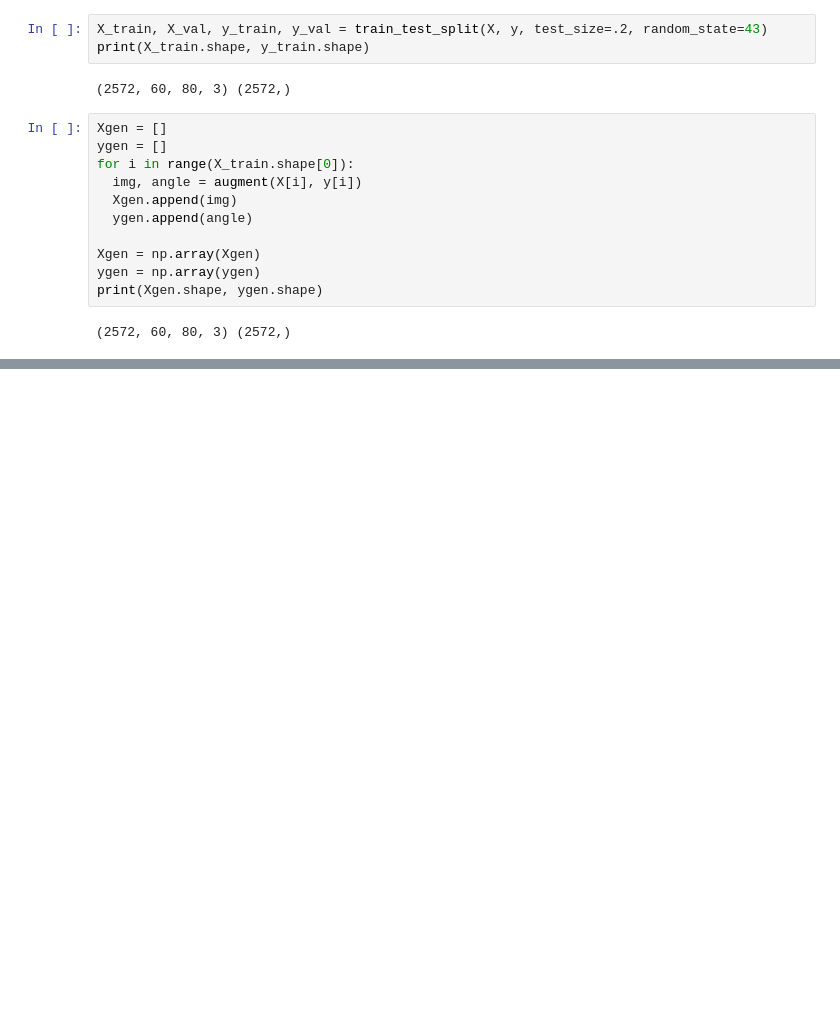
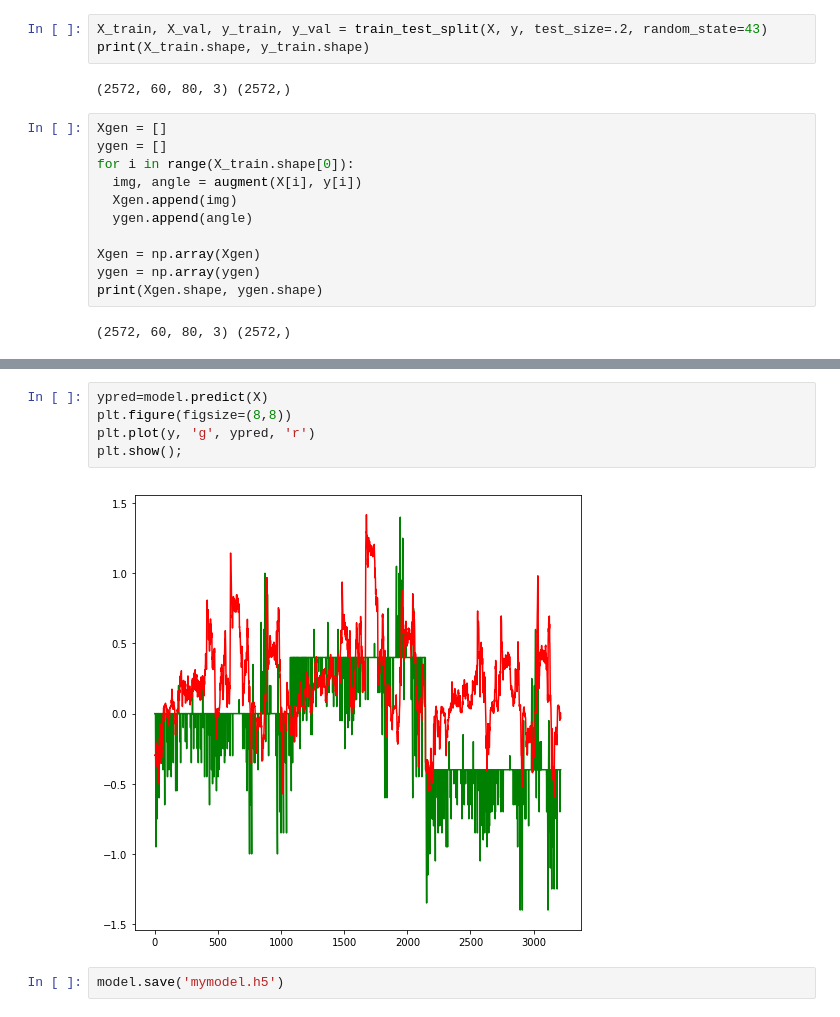
Before and after one commit to maglkp/kaggle, a Jupyter notebook: 5dwdriving4.ipynb, the cells around one changed output, grey strips where cells are left out. Cells and saved outputs as stored; diff of their text form; blank space fills up the shorter version.

```diff
--- a/5dwdriving4.ipynb
+++ b/5dwdriving4.ipynb
@@ -114,0 +185,9 @@ plt.hist(ygen, 50, facecolor='red');
+# %%
+ypred=model.predict(X)
+plt.figure(figsize=(8,8))
+plt.plot(y, 'g', ypred, 'r')
+plt.show();
+# %% [output]
+[figure, added]
+# %%
+model.save('mymodel.h5')
```
Also changed, not shown: parts of 16 cells of this notebook.
